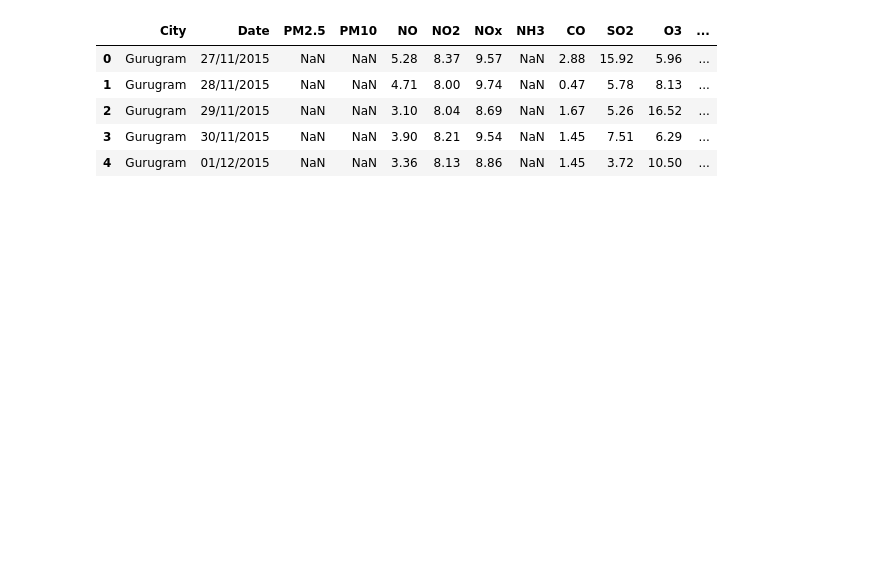
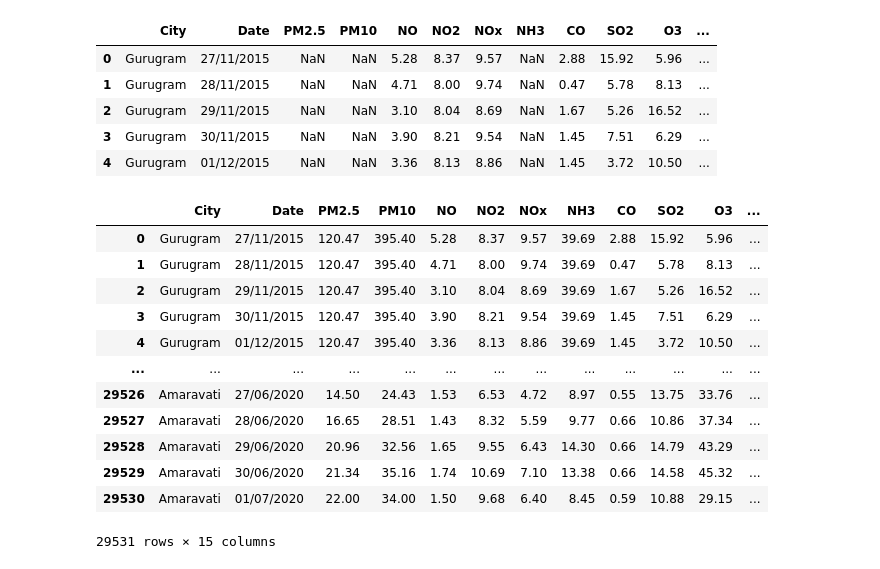
Before and after one commit to thomreid11/CMP7005_PRES1_Repository, a Jupyter notebook: CMP7005_PRES1.ipynb, the cells around one changed output. Saved outputs shown, nothing was run; the diff lists cells and outputs as text; code cells hidden in the pictures; blank space fills up the shorter version.

```diff
--- a/CMP7005_PRES1.ipynb
+++ b/CMP7005_PRES1.ipynb
@@ -195,3 +248,27 @@ df.head()
 | 2 | Gurugram | 29/11/2015 | NaN | NaN | 3.10 | 8.04 | 8.69 | NaN | 1.67 | 5.26 | 16.52 | ... |
 | 3 | Gurugram | 30/11/2015 | NaN | NaN | 3.90 | 8.21 | 9.54 | NaN | 1.45 | 7.51 | 6.29 | ... |
 | 4 | Gurugram | 01/12/2015 | NaN | NaN | 3.36 | 8.13 | 8.86 | NaN | 1.45 | 3.72 | 10.50 | ... |
+# %%
+#Using the forward fill method on the dataframe
+# List of columns to forward fill
+columns_to_ffill = [
+    "PM10", "NH3", "Toluene", "Benzene", "AQI", "AQI_Bucket", "CO", "Date", "City", "PM2.5", "NOx", "O3", "SO2", "NO2", "NO"
+]
+
+# Apply forward fill only on the specified columns
+df[columns_to_ffill] = df[columns_to_ffill].fillna(method='ffill').fillna(method='bfill')
+df
+# %% [output]
+|  | City | Date | PM2.5 | PM10 | NO | NO2 | NOx | NH3 | CO | SO2 | O3 | ... |
+| 0 | Gurugram | 27/11/2015 | 120.47 | 395.40 | 5.28 | 8.37 | 9.57 | 39.69 | 2.88 | 15.92 | 5.96 | ... |
+| 1 | Gurugram | 28/11/2015 | 120.47 | 395.40 | 4.71 | 8.00 | 9.74 | 39.69 | 0.47 | 5.78 | 8.13 | ... |
+| 2 | Gurugram | 29/11/2015 | 120.47 | 395.40 | 3.10 | 8.04 | 8.69 | 39.69 | 1.67 | 5.26 | 16.52 | ... |
+| 3 | Gurugram | 30/11/2015 | 120.47 | 395.40 | 3.90 | 8.21 | 9.54 | 39.69 | 1.45 | 7.51 | 6.29 | ... |
+| 4 | Gurugram | 01/12/2015 | 120.47 | 395.40 | 3.36 | 8.13 | 8.86 | 39.69 | 1.45 | 3.72 | 10.50 | ... |
+| ... | ... | ... | ... | ... | ... | ... | ... | ... | ... | ... | ... | ... |
+| 29526 | Amaravati | 27/06/2020 | 14.50 | 24.43 | 1.53 | 6.53 | 4.72 | 8.97 | 0.55 | 13.75 | 33.76 | ... |
+| 29527 | Amaravati | 28/06/2020 | 16.65 | 28.51 | 1.43 | 8.32 | 5.59 | 9.77 | 0.66 | 10.86 | 37.34 | ... |
+| 29528 | Amaravati | 29/06/2020 | 20.96 | 32.56 | 1.65 | 9.55 | 6.43 | 14.30 | 0.66 | 14.79 | 43.29 | ... |
+| 29529 | Amaravati | 30/06/2020 | 21.34 | 35.16 | 1.74 | 10.69 | 7.10 | 13.38 | 0.66 | 14.58 | 45.32 | ... |
+| 29530 | Amaravati | 01/07/2020 | 22.00 | 34.00 | 1.50 | 9.68 | 6.40 | 8.45 | 0.59 | 10.88 | 29.15 | ... |
+29531 rows × 15 columns
```
Also changed, not shown: parts of 9 cells of this notebook.
